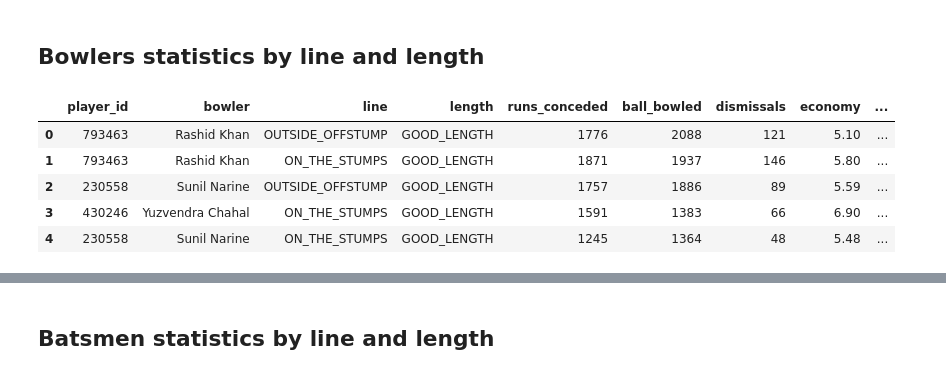
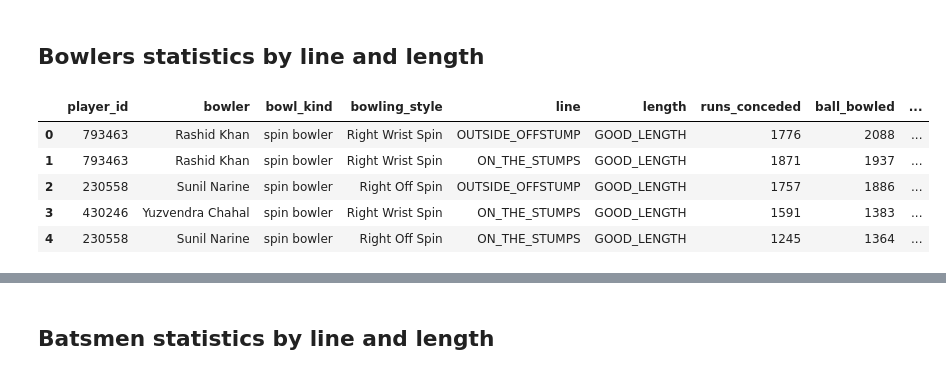
Before and after one commit to aneeshkrishna4739/TextToCSV_WithPandas, a Jupyter notebook: Extract Datasets.ipynb, the cells around one changed output, grey strips where cells are left out. Cells and saved outputs as stored; diff of their text form; code cells hidden in the pictures.

```diff
--- a/Extract Datasets.ipynb
+++ b/Extract Datasets.ipynb
@@ -541,26 +545,27 @@ merged_df_shots.shape
 # %% [markdown]
 ## Bowlers statistics by line and length
 # %%
-df_line_length=df[df['length'].notna() & df['line'].notna()].groupby(['p_bowl','bowl','line','length']).agg({'bowlruns':'sum','ballfaced':'sum'}).reset_index().sort_values(by='ballfaced',ascending=False)
-df_line_length_outs=df[df['length'].notna() & df['line'].notna() & df['out']==True].groupby(['p_bowl','bowl','line','length']).size().reset_index(name='dismissals')
-merged_df=pd.merge(df_line_length,df_line_length_outs, on =['p_bowl','bowl','line','length'])
+df_line_length=df[df['length'].notna() & df['line'].notna()].groupby(['p_bowl','bowl','bowl_kind','bowl_style','line','length']).agg({'bowlruns':'sum','ballfaced':'sum'}).reset_index().sort_values(by='ballfaced',ascending=False)
+df_line_length_outs=df[df['length'].notna() & df['line'].notna() & df['out']==True].groupby(['p_bowl','bowl','bowl_kind','bowl_style','line','length']).size().reset_index(name='dismissals')
+merged_df=pd.merge(df_line_length,df_line_length_outs, on =['p_bowl','bowl','bowl_kind','bowl_style','line','length'])
 merged_df["economy"]=round(merged_df["bowlruns"]*6/merged_df["ballfaced"],2)
 merged_df["bowling_strike_rate"]=round(merged_df["ballfaced"]/merged_df["dismissals"],2)
 merged_df["bowling_average"]=round(merged_df["bowlruns"]/merged_df["dismissals"],2)
 merged_df.rename(columns={'p_bowl':'player_id',
                           'bowl':'bowler',
                           'bowlruns':'runs_conceded',
                           'ballfaced':'ball_bowled',
+                          'bowl_style':'bowling_style',
                           'strike rate':'batting_strike_rate',
                           'average':'batting_average'},inplace=True)
 merged_df.head()
 # %% [output]
-|  | player_id | bowler | line | length | runs_conceded | ball_bowled | dismissals | economy | ... |
-| 0 | 793463 | Rashid Khan | OUTSIDE_OFFSTUMP | GOOD_LENGTH | 1776 | 2088 | 121 | 5.10 | ... |
-| 1 | 793463 | Rashid Khan | ON_THE_STUMPS | GOOD_LENGTH | 1871 | 1937 | 146 | 5.80 | ... |
-| 2 | 230558 | Sunil Narine | OUTSIDE_OFFSTUMP | GOOD_LENGTH | 1757 | 1886 | 89 | 5.59 | ... |
-| 3 | 430246 | Yuzvendra Chahal | ON_THE_STUMPS | GOOD_LENGTH | 1591 | 1383 | 66 | 6.90 | ... |
-| 4 | 230558 | Sunil Narine | ON_THE_STUMPS | GOOD_LENGTH | 1245 | 1364 | 48 | 5.48 | ... |
+|  | player_id | bowler | bowl_kind | bowling_style | line | length | runs_conceded | ball_bowled | ... |
+| 0 | 793463 | Rashid Khan | spin bowler | Right Wrist Spin | OUTSIDE_OFFSTUMP | GOOD_LENGTH | 1776 | 2088 | ... |
+| 1 | 793463 | Rashid Khan | spin bowler | Right Wrist Spin | ON_THE_STUMPS | GOOD_LENGTH | 1871 | 1937 | ... |
+| 2 | 230558 | Sunil Narine | spin bowler | Right Off Spin | OUTSIDE_OFFSTUMP | GOOD_LENGTH | 1757 | 1886 | ... |
+| 3 | 430246 | Yuzvendra Chahal | spin bowler | Right Wrist Spin | ON_THE_STUMPS | GOOD_LENGTH | 1591 | 1383 | ... |
+| 4 | 230558 | Sunil Narine | spin bowler | Right Off Spin | ON_THE_STUMPS | GOOD_LENGTH | 1245 | 1364 | ... |
 # %%
 merged_df['Country']=merged_df['player_id'].astype(str).map(json_data)
 merged_df.head()
```
Also changed, not shown: parts of 17 cells of this notebook, 15 other files.
